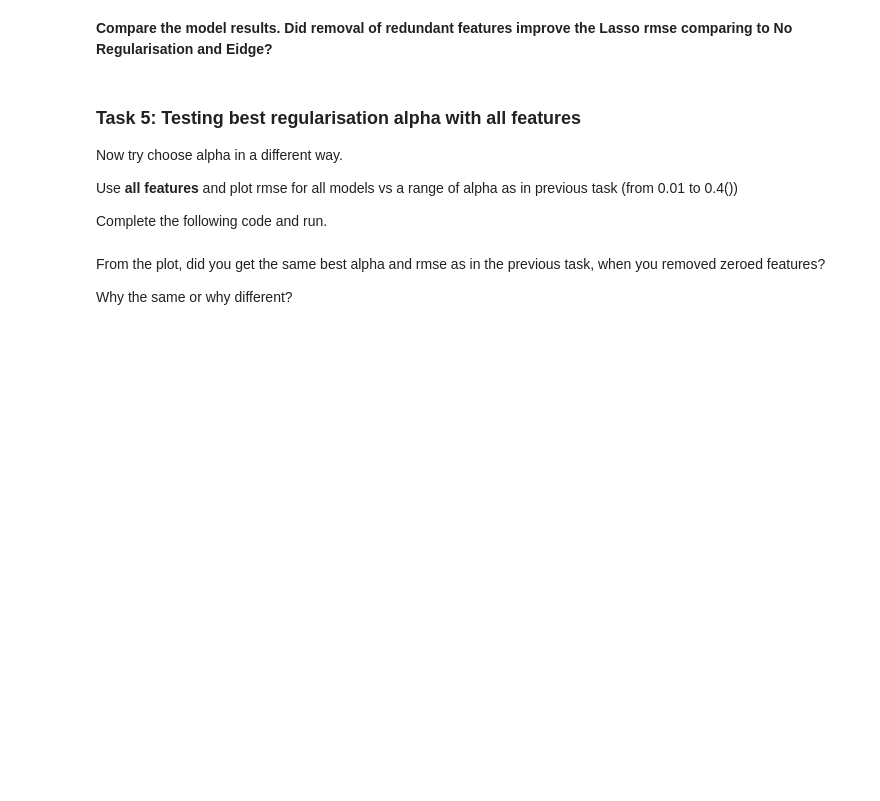
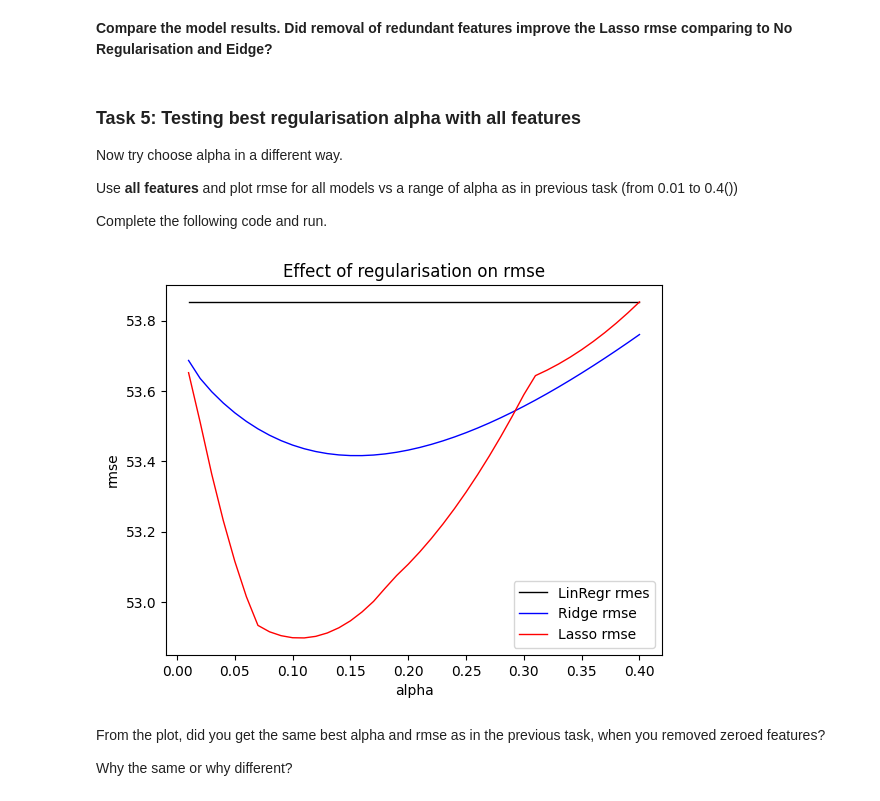
Before and after one commit to secary/compsci7314, a Jupyter notebook: workshop/week4/workshop w4.ipynb, the cells around one changed output. Drawn from its saved outputs; the diff is of its cells as text; code cells hidden in the pictures; blank space fills up the shorter version.

Commit message:
finalised workshop4

```diff
--- a/workshop/week4/workshop w4.ipynb
+++ b/workshop/week4/workshop w4.ipynb
@@ -376,14 +446,18 @@ What this means for our data is that we have a fair few features that aren't add
 2. From the data, select only those features that have not been removed by Lasso
 3. Calculations rmse for all models, with selected alpha and selected features
 4. Compare the model results. Did removal of redundant features improve the Lasso rmse comparing to No Regularisation and Eidge?
+# %%
+final_weights = lasso_reg_w[-1]
+selected_features = np.where(final_weights != 0)[0]
 # %%
 
-X = diabetes.data[:,<here is a list of selected features, e.g. [0,1,2]>]
+X = diabetes.data[:, selected_features]
 
 # Split the data into training and testing sets
 X_train, X_test, y_train, y_test = train_test_split(X, diabetes.target, test_size=0.2, random_state=42)
 
-alpha = # your selected alpha from Task 3
+alpha = 0.4# your selected alpha from Task 3
+
 
 # Create and train regression models
 regr = linear_model.LinearRegression()
@@ -424,33 +545,60 @@ Complete the following code and run.
 
 X = diabetes.data[:,:]
 
 # Split the data into training and testing sets
 X_train, X_test, y_train, y_test = train_test_split(X, diabetes.target, test_size=0.2, random_state=42)
 
 alphas = []
 rmse_lin_scores = []
 rmse_lasso_scores = []
 rmse_ridge_scores = []
 
 min_alpha = 0.01
 num_alphas = 40
 
 for k in range(1,num_alphas+1,1):
     alpha = min_alpha * k
     alphas.append(alpha)
 
     # here combine the code from previous tasks to fill in
     #   rmse_lin_scores, rmse_ridge_scores, rmse_lasso_scores, all with shape [40,1]
+    # Create and train regression models
+    regr = linear_model.LinearRegression()
+    regr.fit(X_train, y_train)
+
+    lasso_reg = Lasso(alpha=alpha)
+    lasso_reg.fit(X_train, y_train)
+
+    ridge_reg = Ridge(alpha=alpha)
+    ridge_reg.fit(X_train, y_train)
+
+    # Make predictions
+    y_pred_lin = regr.predict(X_test)
+    y_pred_lasso = lasso_reg.predict(X_test)
+    y_pred_ridge = ridge_reg.predict(X_test)
+
+    # Evaluate performance
+    # Note: root_mean_squared_error should be available in newer version of sklearn, but for now we do sqrt()
+    rmse_lin = np.sqrt(mean_squared_error(y_test, y_pred_lin))
+    rmse_lasso = np.sqrt(mean_squared_error(y_test, y_pred_lasso))
+    rmse_ridge = np.sqrt(mean_squared_error(y_test, y_pred_ridge))
+
+    rmse_lasso_scores.append(rmse_lasso)
+    rmse_lin_scores.append(rmse_lin)
+    rmse_ridge_scores.append(rmse_ridge)
+
 
 # Plot the results
 plt.plot(alphas, rmse_lin_scores, color='black', linewidth=1, label='LinRegr rmes')
 plt.plot(alphas, rmse_ridge_scores, color='blue', linewidth=1, label='Ridge rmse')
 plt.plot(alphas, rmse_lasso_scores, color='red', linewidth=1, label='Lasso rmse')
 plt.xlabel('alpha')
 plt.ylabel('rmse')
 plt.title("Effect of regularisation on rmse")
 plt.legend()
 plt.show()
+# %% [output]
+[figure, added]
 # %% [markdown]
 From the plot, did you get the same best alpha and rmse as in the previous task, when you removed zeroed features?
 
```
Also changed, not shown: parts of 10 cells of this notebook.
